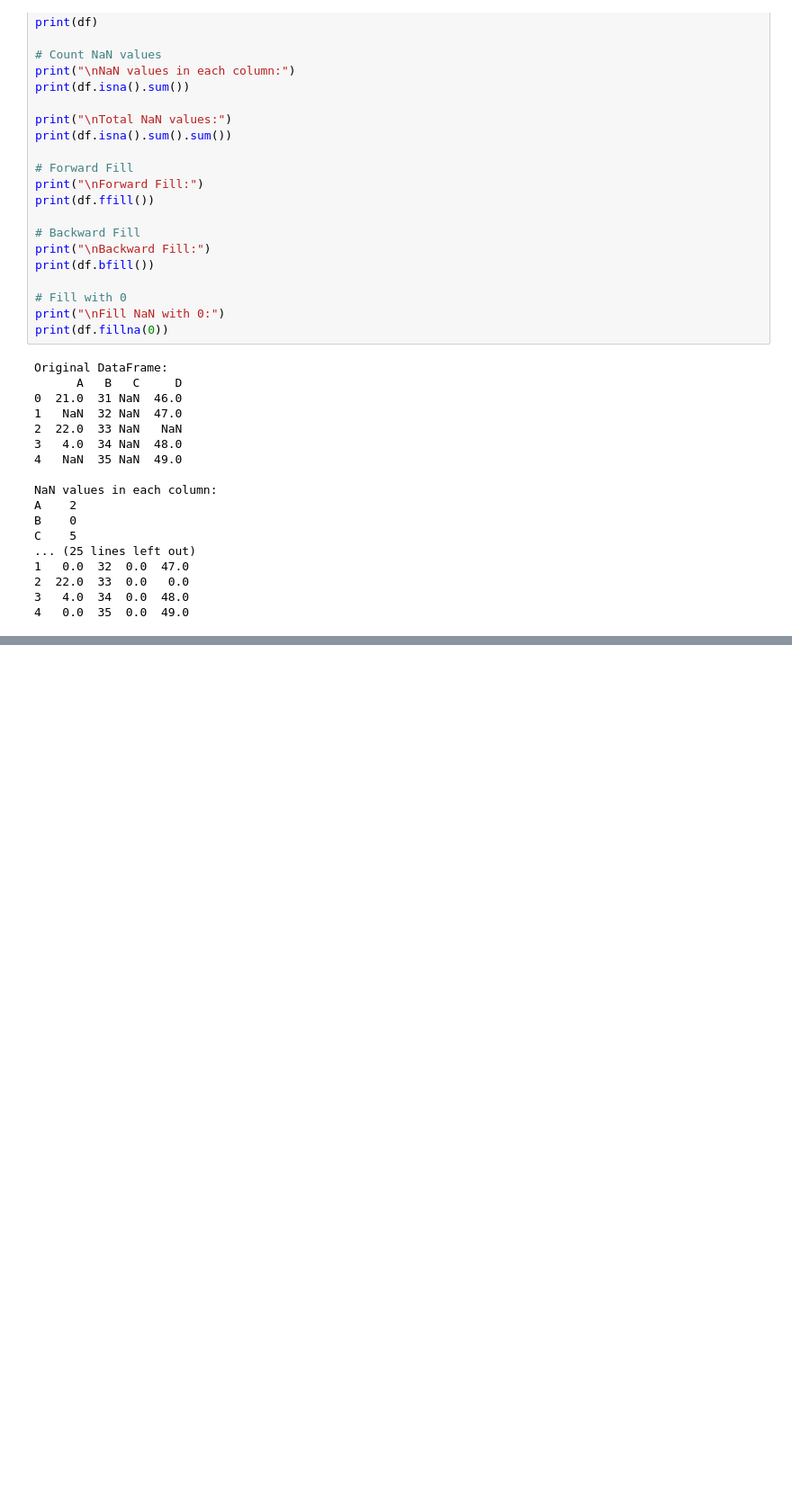
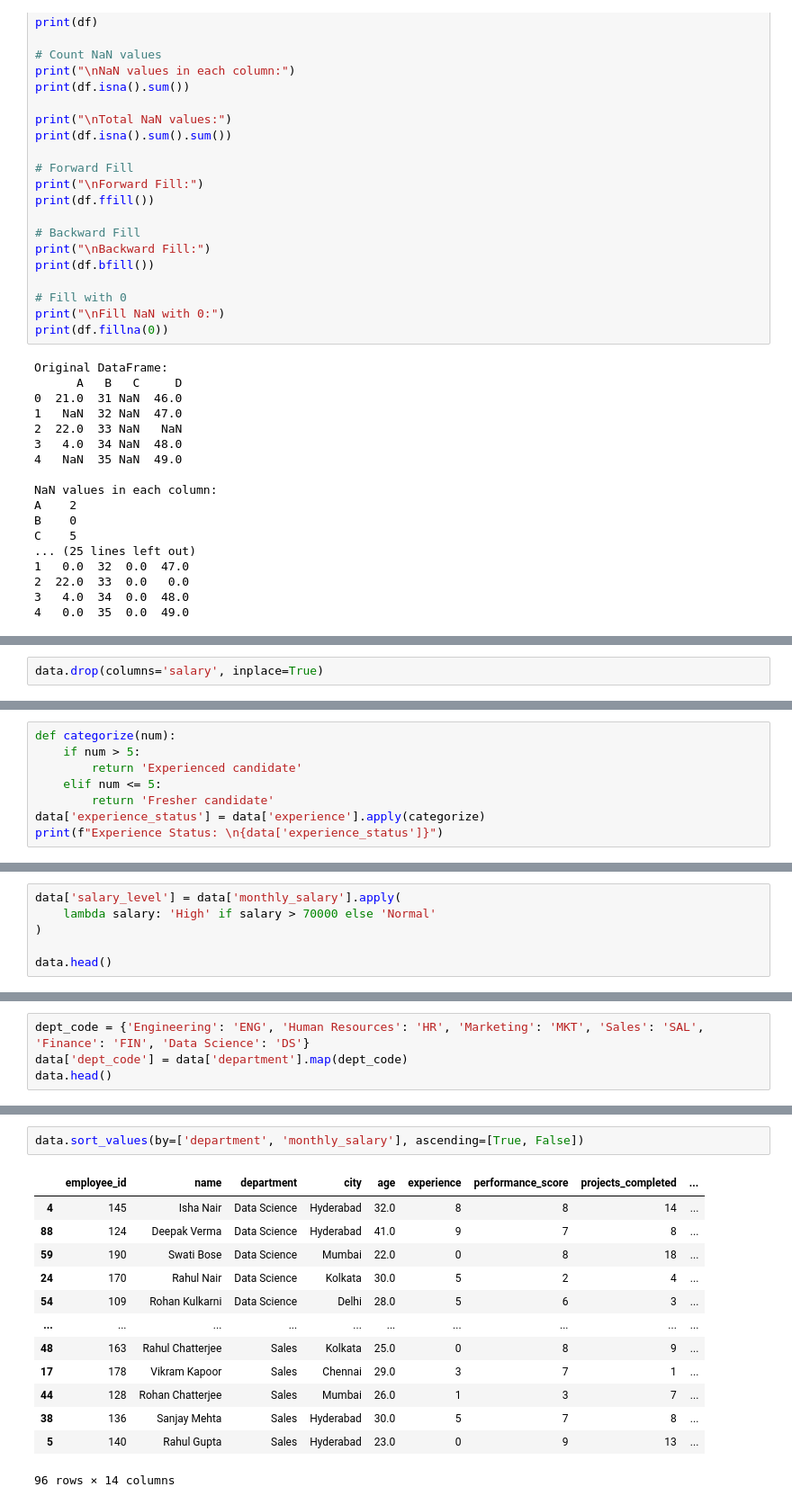
Before and after one commit to Ruhi1010/machine_learning, a Jupyter notebook: ml_library_basics/pandas/pandas_2.ipynb, the cells around one changed output, grey strips where cells are left out. Shown at 90% size. Saved outputs shown, nothing was run; the diff lists cells and outputs as text; blank space fills up the shorter version.

```diff
--- a/ml_library_basics/pandas/pandas_2.ipynb
+++ b/ml_library_basics/pandas/pandas_2.ipynb
@@ -630,0 +726,2 @@ C    5
+# %%
+data.drop(columns='salary', inplace=True)
@@ -630,0 +737,8 @@ C    5
+# %%
+def categorize(num):
+    if num > 5:
+        return 'Experienced candidate'
+    elif num <= 5:
+        return 'Fresher candidate'
+data['experience_status'] = data['experience'].apply(categorize)
+print(f"Experience Status: \n{data['experience_status']}")
@@ -630,0 +768,6 @@ C    5
+# %%
+data['salary_level'] = data['monthly_salary'].apply(
+    lambda salary: 'High' if salary > 70000 else 'Normal'
+)
+
+data.head()
@@ -630,0 +781,4 @@ C    5
+# %%
+dept_code = {'Engineering': 'ENG', 'Human Resources': 'HR', 'Marketing': 'MKT', 'Sales': 'SAL', 'Finance': 'FIN', 'Data Science': 'DS'}
+data['dept_code'] = data['department'].map(dept_code)
+data.head()
@@ -630,0 +814,16 @@ C    5
+# %%
+data.sort_values(by=['department', 'monthly_salary'], ascending=[True, False])
+# %% [output]
+|  | employee_id | name | department | city | age | experience | performance_score | projects_completed | ... |
+| 4 | 145 | Isha Nair | Data Science | Hyderabad | 32.0 | 8 | 8 | 14 | ... |
+| 88 | 124 | Deepak Verma | Data Science | Hyderabad | 41.0 | 9 | 7 | 8 | ... |
+| 59 | 190 | Swati Bose | Data Science | Mumbai | 22.0 | 0 | 8 | 18 | ... |
+| 24 | 170 | Rahul Nair | Data Science | Kolkata | 30.0 | 5 | 2 | 4 | ... |
+| 54 | 109 | Rohan Kulkarni | Data Science | Delhi | 28.0 | 5 | 6 | 3 | ... |
+| ... | ... | ... | ... | ... | ... | ... | ... | ... | ... |
+| 48 | 163 | Rahul Chatterjee | Sales | Kolkata | 25.0 | 0 | 8 | 9 | ... |
+| 17 | 178 | Vikram Kapoor | Sales | Chennai | 29.0 | 3 | 7 | 1 | ... |
+| 44 | 128 | Rohan Chatterjee | Sales | Mumbai | 26.0 | 1 | 3 | 7 | ... |
+| 38 | 136 | Sanjay Mehta | Sales | Hyderabad | 30.0 | 5 | 7 | 8 | ... |
+| 5 | 140 | Rahul Gupta | Sales | Hyderabad | 23.0 | 0 | 9 | 13 | ... |
+96 rows × 14 columns
```
Also changed, not shown: parts of 28 cells of this notebook.
